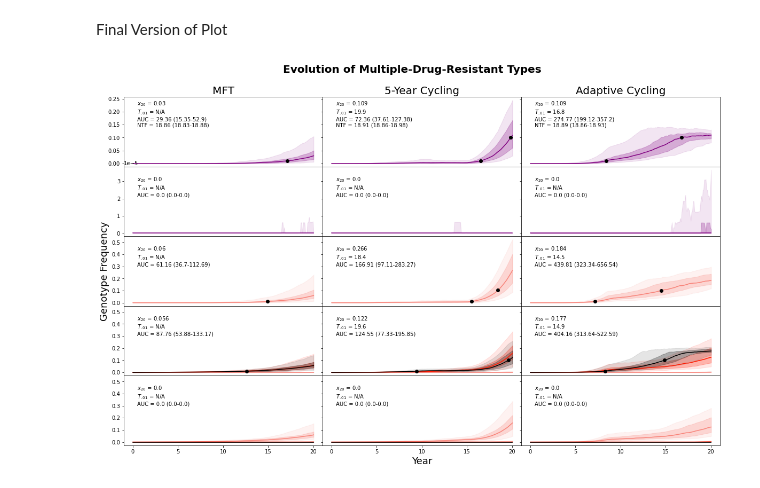
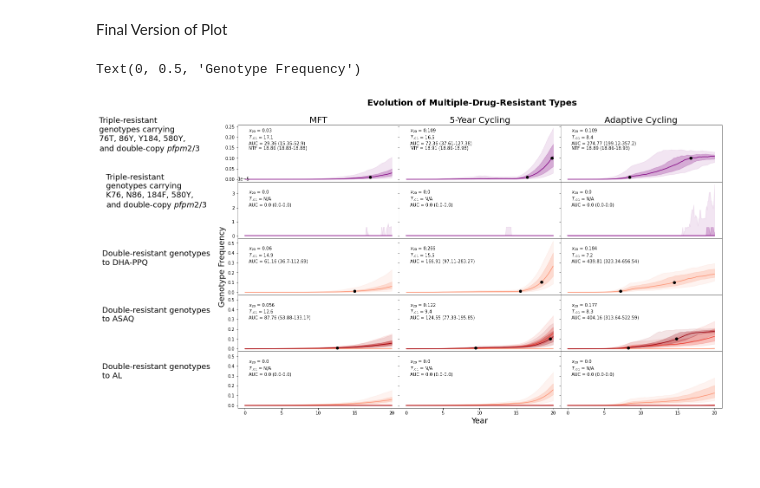
Before and after one commit to lizhewen/PSU-CIDD-Malaria-Simulation, a Jupyter notebook: mdr_analysis/2Fig-triple_double_trend_across_therapy.ipynb, the cells around one changed output. Cells and saved outputs as stored; diff of their text form; code cells hidden in the pictures; blank space fills up the shorter version.

```diff
--- a/mdr_analysis/2Fig-triple_double_trend_across_therapy.ipynb
+++ b/mdr_analysis/2Fig-triple_double_trend_across_therapy.ipynb
@@ -112,6 +112,7 @@ Final Version of Plot
 lower_row_lim = max(row3ylim, row4ylim, row5ylim)
 TITLE_FONTSIZE = 20
 XLABEL_FONTSIZE = 18
+YLABEL_PADDING = 290
 lower_row_lowlim = 0 - lower_row_lim * 0.05
 # %%
 fig, axs = plt.subplots(5, 3, sharex='col', sharey='row',
@@ -151,31 +152,50 @@ fig2_dangerous_double(ax11, dflist_cyc, 'ASAQ', lower_row_lim)
 fig2_dangerous_double(ax14, dflist_cyc, 'AL', lower_row_lim)
 
 #  Adaptive Cycling
 fig2_dangerous_triple(ax3, dflist_adpcyc, 'TYY..Y2.', row1ylim, AC_ntf)
 fig2_dangerous_triple(ax6, dflist_adpcyc, 'KNF..Y2.', row2ylim)
 fig2_dangerous_double(ax9, dflist_adpcyc, 'DHA-PPQ', lower_row_lim)
 fig2_dangerous_double(ax12, dflist_adpcyc, 'ASAQ', lower_row_lim)
 fig2_dangerous_double(ax15, dflist_adpcyc, 'AL', lower_row_lim)
 
 # Labeling Strategies
 ax1.set_title('MFT', fontsize=TITLE_FONTSIZE)
 ax2.set_title('5-Year Cycling', fontsize=TITLE_FONTSIZE)
 ax3.set_title('Adaptive Cycling', fontsize=TITLE_FONTSIZE)
 
 ax13.xaxis.set_major_locator(ticker.MultipleLocator(xlocator))
 ax13.xaxis.set_major_formatter(ticks_x)
 ax14.xaxis.set_major_locator(ticker.MultipleLocator(xlocator))
 ax14.xaxis.set_major_formatter(ticks_x)
 ax15.xaxis.set_major_locator(ticker.MultipleLocator(xlocator))
 ax15.xaxis.set_major_formatter(ticks_x)
 
+ax1.set_ylabel('Triple-resistant \ngenotypes carrying \n76T, 86Y, Y184, 580Y, \nand double-copy $pfpm2/3$',
+               multialignment='left',
+               horizontalalignment='left', rotation=0,
+               fontsize=XLABEL_FONTSIZE, labelpad=YLABEL_PADDING)
+ax4.set_ylabel('Triple-resistant \ngenotypes carrying \nK76, N86, 184F, 580Y, \nand double-copy $pfpm2/3$',
+               multialignment='left',
+               horizontalalignment='left', rotation=0,
+               fontsize=XLABEL_FONTSIZE, labelpad=YLABEL_PADDING)
+ax7.set_ylabel('Double-resistant genotypes \nto DHA-PPQ', multialignment='left',
+               horizontalalignment='left', rotation=0,
+               fontsize=XLABEL_FONTSIZE, labelpad=YLABEL_PADDING)
+ax10.set_ylabel('Double-resistant genotypes \nto ASAQ', multialignment='left',
+                horizontalalignment='left', rotation=0,
+                fontsize=XLABEL_FONTSIZE, labelpad=YLABEL_PADDING)
+ax13.set_ylabel('Double-resistant genotypes \nto AL', multialignment='left',
+                horizontalalignment='left', rotation=0,
+                fontsize=XLABEL_FONTSIZE, labelpad=YLABEL_PADDING)
+
 fig.add_subplot(111, frameon=False)
 # hide tick and tick label of the big axis
 plt.tick_params(labelcolor='none', top=False, bottom=False, left=False, right=False)
 # add common x- and y-labels
 plt.xlabel('Year', fontsize=XLABEL_FONTSIZE)
 plt.ylabel('Genotype Frequency', fontsize=XLABEL_FONTSIZE)
 
 plt.savefig(fname=plot_savepath, format='svg')
 # %% [output]
+Text(0, 0.5, 'Genotype Frequency')
-[figure, old version]
+[figure, new version]
```
Also changed, not shown: parts of 1 cell of this notebook, 3 other files.
